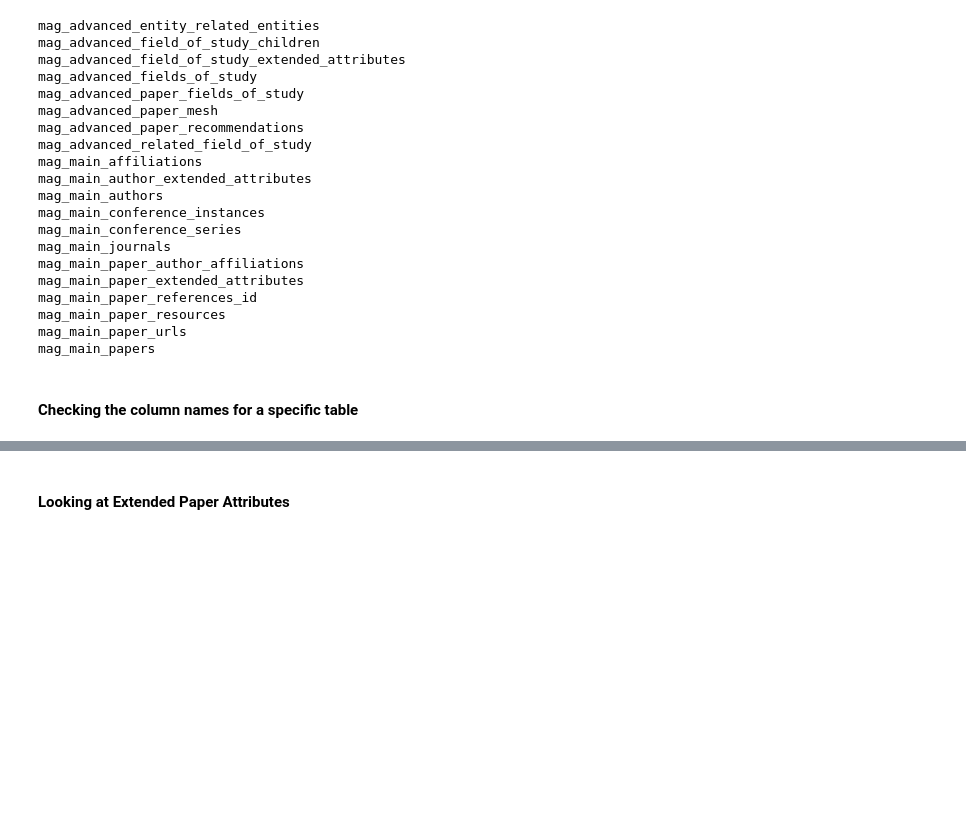
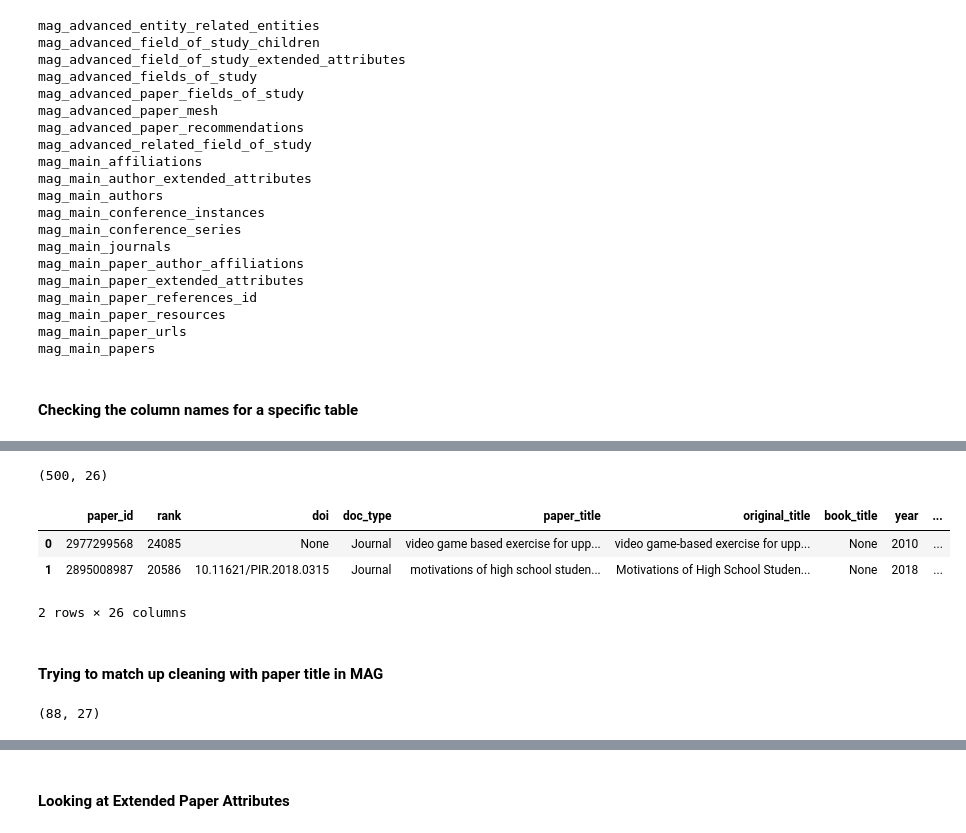
Before and after one commit to jpbarret13/MAG-model-code, a Jupyter notebook: POC/Exploration.ipynb, the cells around one changed output, grey strips where cells are left out. Saved outputs shown, nothing was run; the diff lists cells and outputs as text; code cells hidden in the pictures; blank space fills up the shorter version.

```diff
--- a/POC/Exploration.ipynb
+++ b/POC/Exploration.ipynb
@@ -80,0 +145,16 @@ field_of_study_id
+# %%
+cursor.execute("ROLLBACK;")
+cursor.execute(query)
+temp_df = cursor.fetch_dataframe()
+temp_df.shape
+# %% [output]
+(500, 26)
+# %%
+temp_df.head(2)
+# %% [output]
+|  | paper_id | rank | doi | doc_type | paper_title | original_title | book_title | year | ... |
+| 0 | 2977299568 | 24085 | None | Journal | video game based exercise for upp... | video game-based exercise for upp... | None | 2010 | ... |
+| 1 | 2895008987 | 20586 | 10.11621/PIR.2018.0315 | Journal | motivations of high school studen... | Motivations of High School Studen... | None | 2018 | ... |
+2 rows × 26 columns
+# %% [markdown]
+#### Trying to match up cleaning with paper title in MAG
@@ -80,0 +174,4 @@ field_of_study_id
+# %%
+temp_df[temp_df['paper_title']!=temp_df['clean_title']].shape
+# %% [output]
+(88, 27)
```
Also changed, not shown: parts of 18 cells of this notebook, 1 other file.
